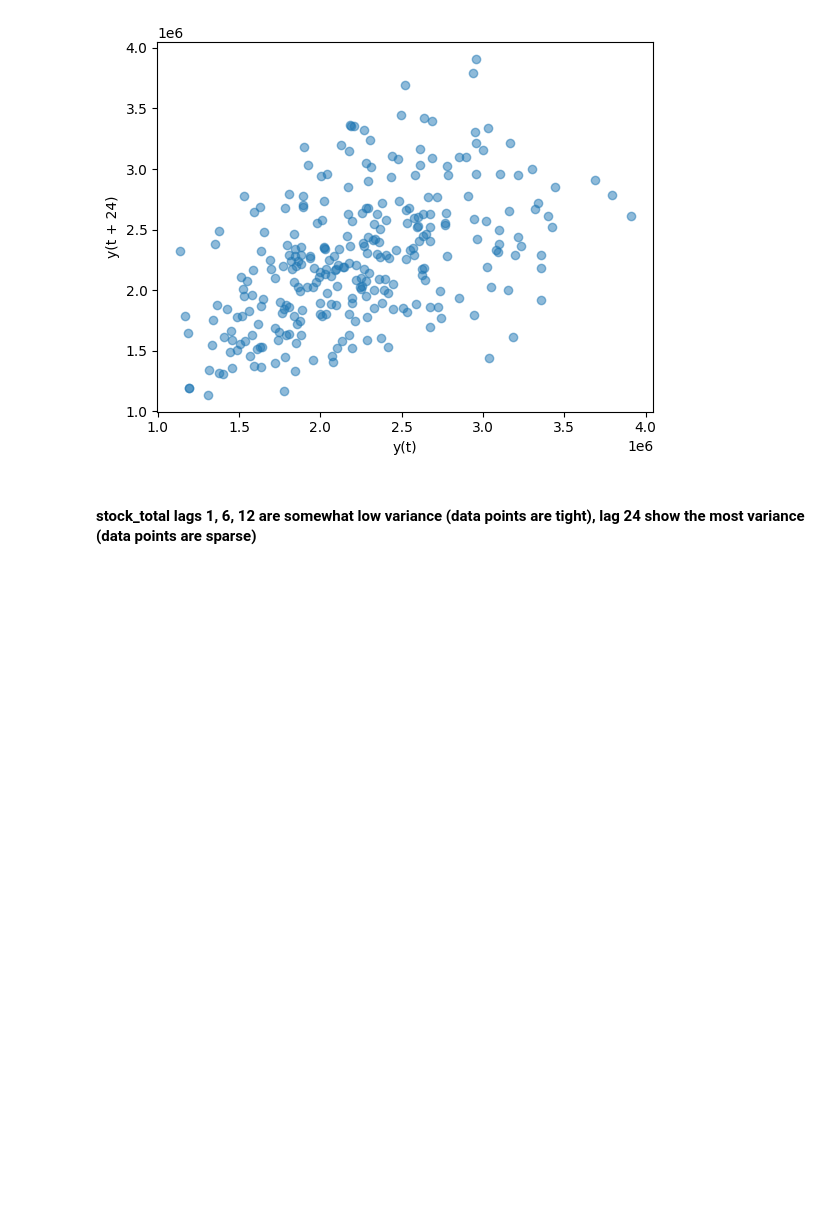
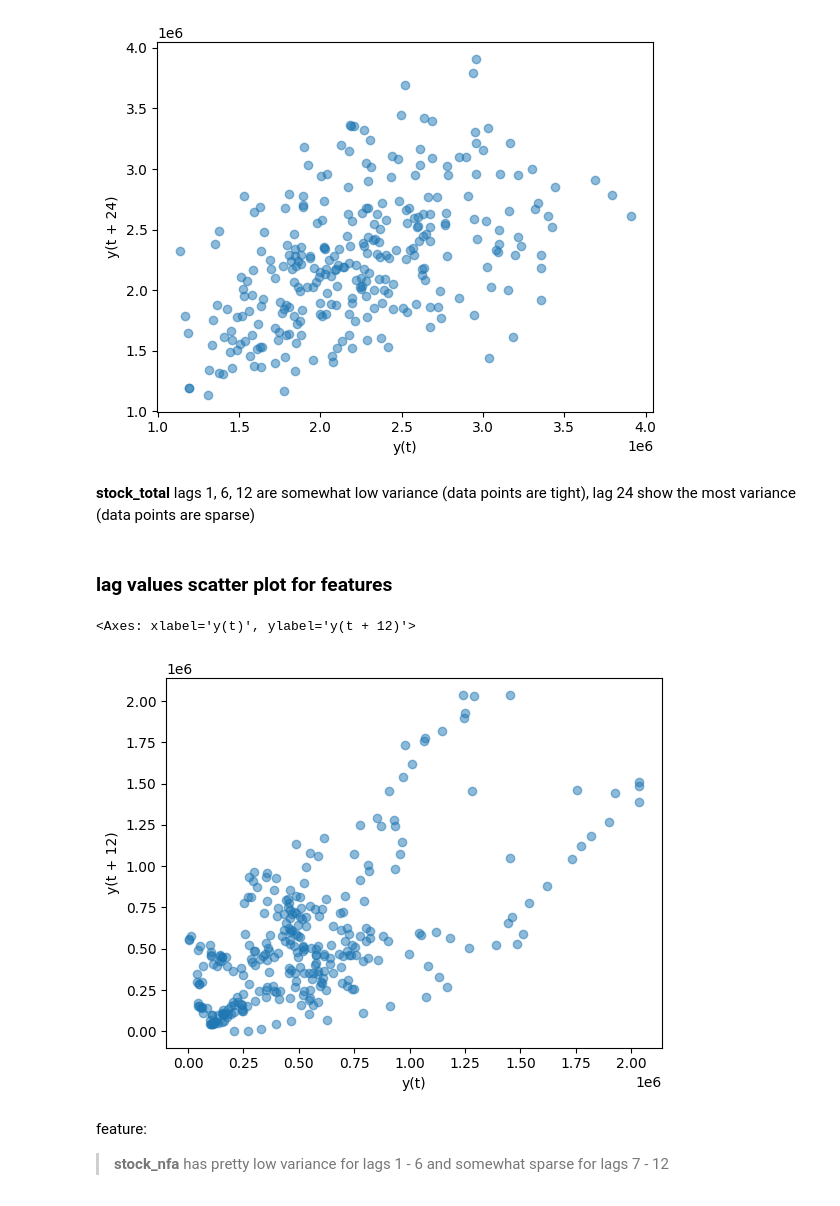
Before and after one commit to emmanresu/Thesis-Keras, a Jupyter notebook: EDA_rice_stocks.ipynb, the cells around one changed output. Cells and saved outputs as stored; diff of their text form; code cells hidden in the pictures; blank space fills up the shorter version.

```diff
--- a/EDA_rice_stocks.ipynb
+++ b/EDA_rice_stocks.ipynb
@@ -27,4 +54,15 @@ lag_plot(data['stock_total'], lag=24, alpha=0.5)
 <Axes: xlabel='y(t)', ylabel='y(t + 24)'>
 [figure]
 # %% [markdown]
-#### stock_total lags 1, 6, 12 are somewhat low variance (data points are tight), lag 24 show the most variance (data points are sparse)
+**stock_total** lags 1, 6, 12 are somewhat low variance (data points are tight), lag 24 show the most variance (data points are sparse)
+# %% [markdown]
+### lag values scatter plot for features
+# %%
+lag_plot(data['stock_nfa'], lag=12, alpha=0.5)
+# %% [output]
+<Axes: xlabel='y(t)', ylabel='y(t + 12)'>
+[figure, added]
+# %% [markdown]
+feature:
+
+> **stock_nfa** has pretty low variance for lags 1 - 6 and somewhat sparse for lags 7 - 12
```
Also changed, not shown: parts of 3 cells of this notebook.
